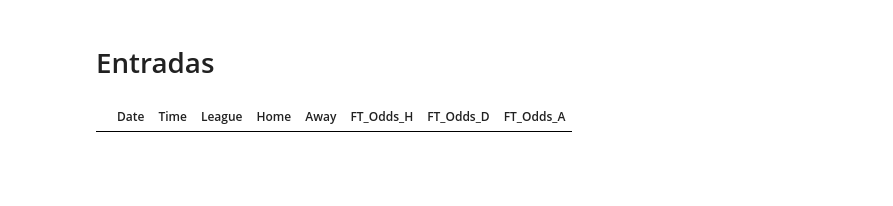
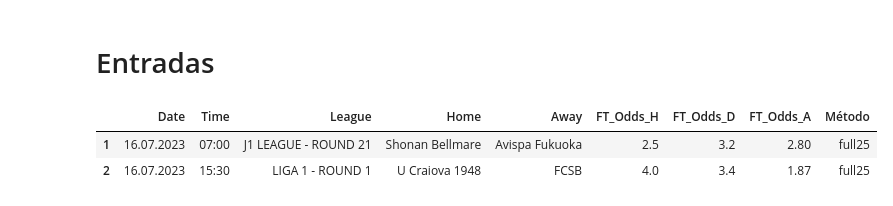
Before and after one commit to IrineuJr1987/DadosParaBet, a Jupyter notebook: Metodo_25.ipynb, the cells around one changed output. Cells and saved outputs as stored; diff of their text form; code cells hidden in the pictures; blank space fills up the shorter version.

```diff
--- a/Metodo_25.ipynb
+++ b/Metodo_25.ipynb
@@ -218,7 +218,7 @@ def grafico(df, nome):
 #df0['League'].unique()
 # %%
 
-df1 = pd.read_excel("G:\\Meu Drive\\Programacao\\futPythonTrader\\BasesDeDados\\x_FutPythonTrader_Base_de_Dados_Temporada_2122_x.xlsx")
+df1 = pd.read_excel("https://github.com/futpythontrader/YouTube/raw/main/x_FutPythonTrader_Base_de_Dados_Temporada_Anterior_x.xlsx")
 df2 = pd.read_excel("https://github.com/futpythontrader/YouTube/raw/main/x_FutPythonTrader_Base_de_Dados_Temporada_Atual_x.xlsx")
 base = pd.concat([df1,df2])
 base.reset_index(inplace=True, drop=True)
@@ -485,22 +485,24 @@ df = df.rename(index=lambda x: x + 1)
 df['CV_HDA'] = df[['FT_Odds_H','FT_Odds_D','FT_Odds_A']].std(ddof=0, axis=1) / df[['FT_Odds_H','FT_Odds_D','FT_Odds_A']].mean(axis=1)
 #df
 # %%
-flt = (
-((df.FT_Odds_Over25 >= 1.8)) & ((df.FT_Odds_Over25 <= 3))
-& ((df.FT_Odds_H >= 1)) & ((df.FT_Odds_H <= 4))
-& ((df.Porc_Over25FT_Home >= 50))
-& ((df.Porc_BTTS_Away >= 50))
-& ((df.Media_Gols_Sofridos_Home >= 0.5)) & ((df.Media_Gols_Sofridos_Home <= 3))
-& ((df.CV_Gols_Sofridos_Away >= 0.3)) & ((df.CV_Gols_Sofridos_Away <= 0.8))
-& ((df.CV_Gols_Feitos_Away >= 0.5)) & ((df.CV_Gols_Feitos_Away <= 1.6))
-& ((df.CV_Gols_Feitos_Home <= 1.6))
-)
+try:
+    flt = (
+    ((df.FT_Odds_Over25 >= 1.8)) & ((df.FT_Odds_Over25 <= 3))
+    & ((df.FT_Odds_H >= 1)) & ((df.FT_Odds_H <= 4))
+    & ((df.Porc_Over25FT_Home >= 50))
+    & ((df.Porc_BTTS_Away >= 50))
+    & ((df.Media_Gols_Sofridos_Home >= 0.5)) & ((df.Media_Gols_Sofridos_Home <= 3))
+    & ((df.CV_Gols_Sofridos_Away >= 0.3)) & ((df.CV_Gols_Sofridos_Away <= 0.8))
+    & ((df.CV_Gols_Feitos_Away >= 0.5)) & ((df.CV_Gols_Feitos_Away <= 1.6))
+    & ((df.CV_Gols_Feitos_Home <= 1.6))
+    )
 
-full25 = df[flt]
-full25 = full25[['Date','Time','League','Home','Away','FT_Odds_H','FT_Odds_D','FT_Odds_A']]
-full25 = drop_reset_index(full25)
-
-
+    full25 = df[flt]
+    full25 = full25[['Date','Time','League','Home','Away','FT_Odds_H','FT_Odds_D','FT_Odds_A']]
+    full25 = drop_reset_index(full25)
+except:
+    full25 = full25[['Date','Time','League','Home','Away','FT_Odds_H','FT_Odds_D','FT_Odds_A']]
+    full25 = drop_reset_index(full25)
 
 from datetime import date, datetime, timedelta
 data = datetime.today() + timedelta(1)
@@ -512,17 +514,19 @@ amanha = data.strftime('%Y-%m-%d')
 # %%
 full25['Método'] = 'full25'
 try:
     # Ler a planilha existente (se existir)
     dados_existentes = pd.read_excel(f'ApostasGeradas\\{amanha}_entradas.xlsx')
 
     # Concatenar DataFrame aos dados existentes
     dados_concatenados = pd.concat([dados_existentes, full25], ignore_index=True)
     # Salvar os dados concatenados na planilha existente
 
     dados_concatenados.to_excel(f'ApostasGeradas\\{amanha}_entradas.xlsx', index=False)
-except FileNotFoundError:
+except:
     # Se o arquivo não existir, criar um novo com o DataFrame
     full25.to_excel(f'ApostasGeradas\\{amanha}_entradas.xlsx', index=False)
 full25
 # %% [output]
-|  | Date | Time | League | Home | Away | FT_Odds_H | FT_Odds_D | FT_Odds_A |
+|  | Date | Time | League | Home | Away | FT_Odds_H | FT_Odds_D | FT_Odds_A | Método |
+| 1 | 16.07.2023 | 07:00 | J1 LEAGUE - ROUND 21 | Shonan Bellmare | Avispa Fukuoka | 2.5 | 3.2 | 2.80 | full25 |
+| 2 | 16.07.2023 | 15:30 | LIGA 1 - ROUND 1 | U Craiova 1948 | FCSB | 4.0 | 3.4 | 1.87 | full25 |
```
Also changed, not shown: parts of 1 cell of this notebook, 13 other files.
